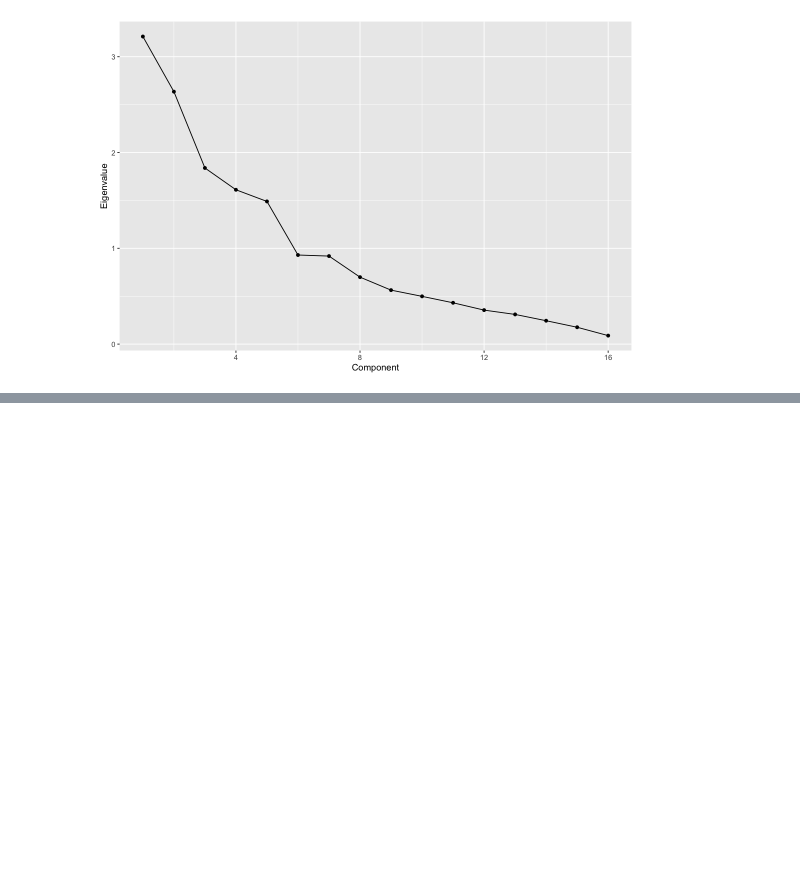
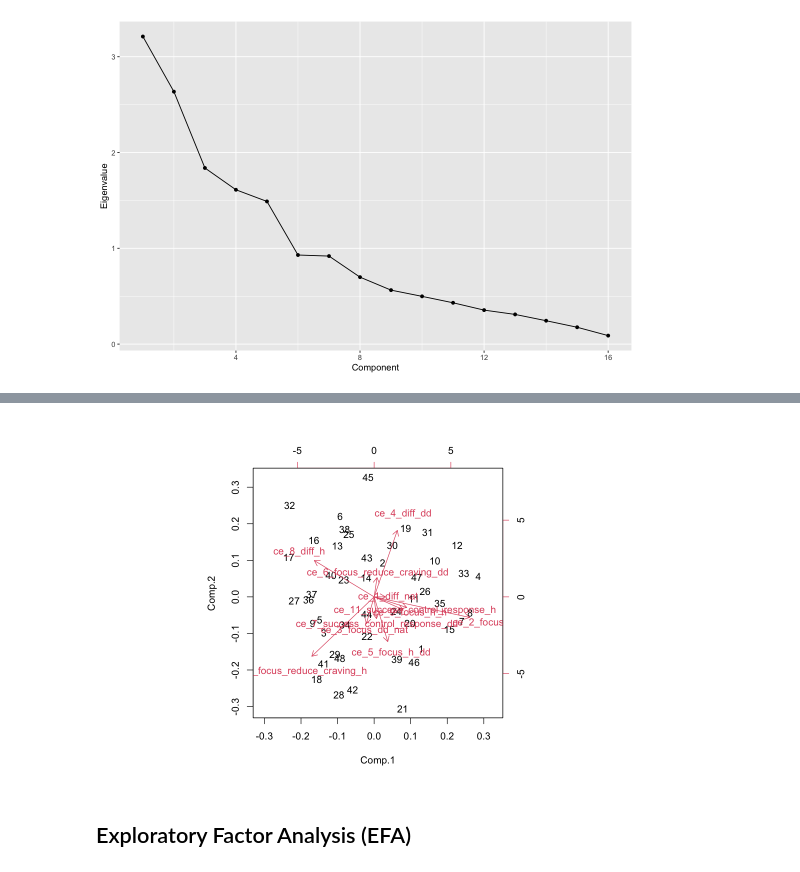
Before and after one commit to danieljwilson/cogReg_fMRI, a Jupyter notebook: 3_experiment/3_3_data_analysis_fr/fr_factor_analysis_R.ipynb, the cells around one changed output, grey strips where cells are left out. Drawn from its saved outputs; the diff is of its cells as text; code cells hidden in the pictures; blank space fills up the shorter version.

```diff
--- a/3_experiment/3_3_data_analysis_fr/fr_factor_analysis_R.ipynb
+++ b/3_experiment/3_3_data_analysis_fr/fr_factor_analysis_R.ipynb
@@ -175,0 +290,8 @@ pca %>%
+# %%
+# R Extra: Plots the items as vectors in component space!
+pca %>%
+  biplot
+# %% [output]
+[figure, added]
+# %% [markdown]
+## Exploratory Factor Analysis (EFA)
```
Also changed, not shown: parts of 22 cells of this notebook, 2 other files.
